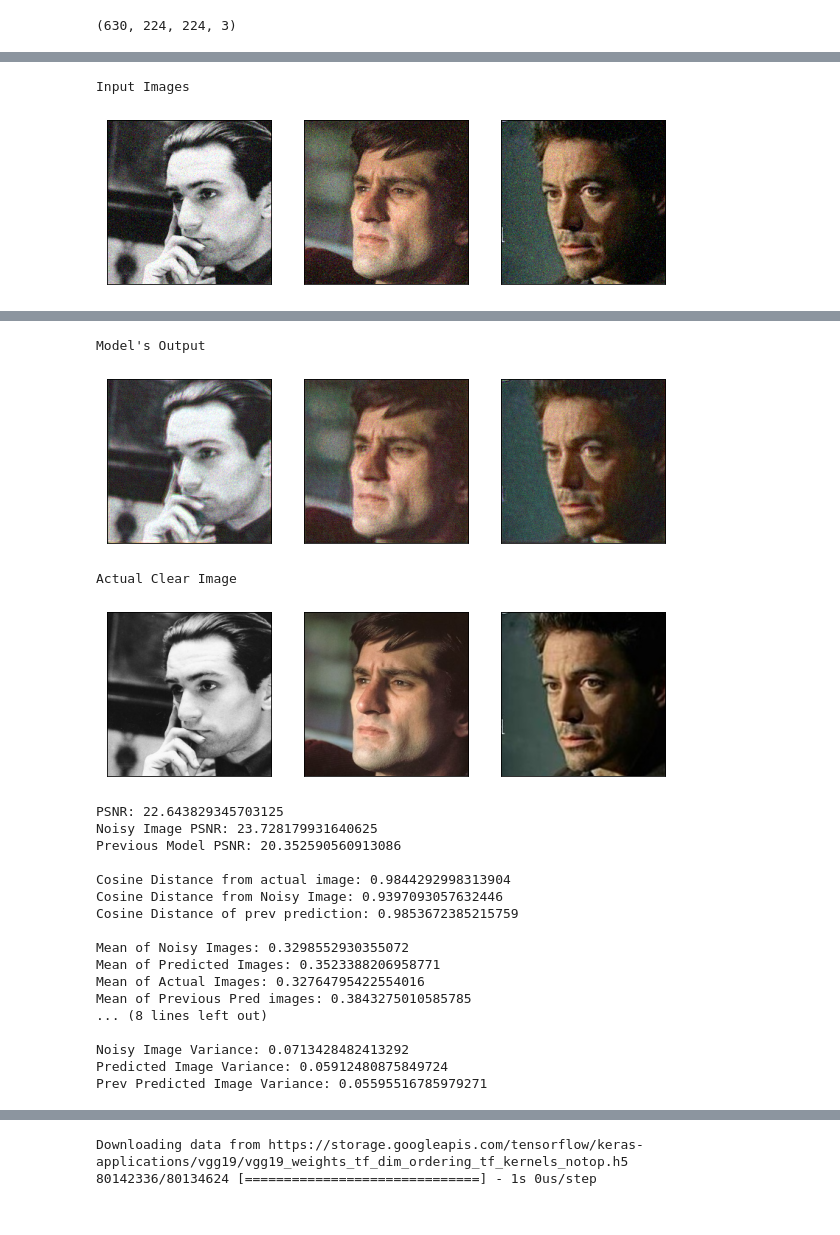
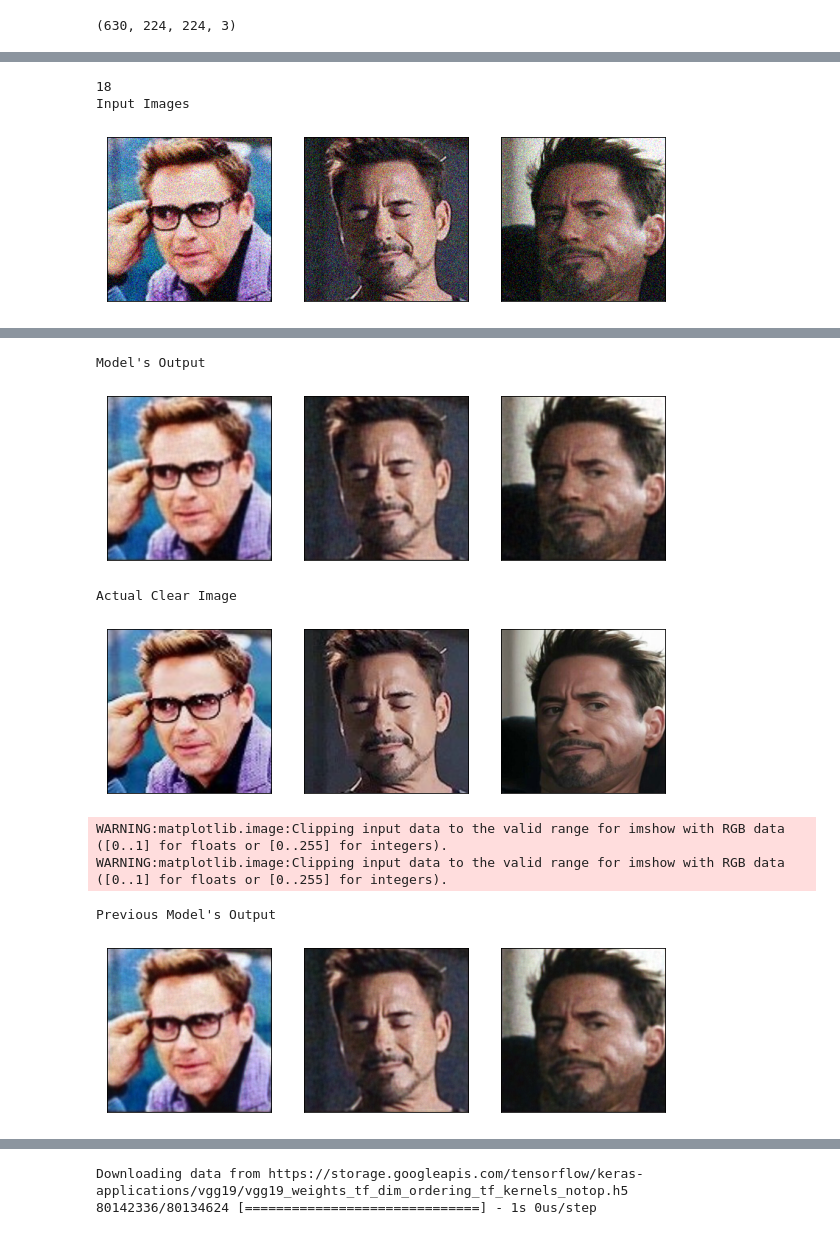
Before and after one commit to CoderSsVartak/Image-Reconstruction, a Jupyter notebook: image_denoising.ipynb, the cells around one changed output, grey strips where cells are left out. Cells and saved outputs as stored; diff of their text form; code cells hidden in the pictures.

```diff
--- a/image_denoising.ipynb
+++ b/image_denoising.ipynb
@@ -443,9 +559,9 @@ def train_model(model, training_data, validation_data, epochs, batch_size, save_
     return True
 # %%
 # to load logfile
-# logs = {}
-# logs = load(logfile_name='/log_file v5.pickle')
-print(logs.keys())
+logs = {}
+logs = load(logfile_name='/logfile_2021-01-14 22_47_19.341113+05_30.pickle')
+print(len(logs.keys()))
 
-# print(load(logfile_name='/content/logfile_2020-12-17 15:23:24.772351+05:30.pickle').keys())
+# print(len(load(logfile_name='/logfile_2020-12-18 15_09_59.485158+05_30.pickle').keys()))
 # %% [output]
@@ -453,7 +570,7 @@ dict_keys(['Bucket1_logs_2020-12-17 12:38:39.601990+05:30', 'Bucket1_logs_2020-1
 # %%
 # Optimizer used: Stochastic Gradient Descent
 optimizer = tf.keras.optimizers.SGD(
-    learning_rate=0.01, momentum=0.2, nesterov=False, name="SGD"
+    learning_rate=0.001, momentum=0.4, nesterov=False, name="SGD"
 )
 
 # Loss = mse + cosine, metric = psnr
@@ -461,13 +578,14 @@ loss = model_loss
 metrics = [psnr, mse]
 
 # Epoch to be done, save after how many epochs and how many epochs are done previously in the bucket: max = 120
-epochs = 50
-save_after = 25
-epochs_done = 0
+epochs = 30
+save_after = 30
+epochs_done = 90
 
 batch_size = 64
-bucket_num = 2
-model_name = "Image_Denoising_v5.1"
+bucket_num = 5
+model_version = 9
+model_name = f'Image_Denoising_v{model_version}.{bucket_num-1}'
 # %%
 model.compile(optimizer=optimizer, loss=loss, metrics=metrics)
 # %%
@@ -497,8 +616,12 @@ Epoch 9/25
 # save(model=model, history=history, name='Image_Denoising_v4.3.h5', bucket_num="4", logs=logs, save_logs=True)
 # print("Saved keys are ", logs.keys())
 # %%
-prev_model = create_model()
-prev_model.load_weights('/content/Image_Denoising_v5_Bucket1_40epochs.h5')
+prev_model = create_model_prev()
+prev_model.load_weights('/Image_Denoising_v5.5_Bucket6_120epochs.h5')
+# %%
+# Load the test set images required
+with open('/content/image_data.pickle', 'rb') as file:
+    validate_images = joblib.load(file)[500: 530]
 # %%
  #Visualize the models predictions and also the time constraints
 count = 3
@@ -515,9 +638,9 @@ figsize = (10, 10)
 #Tougher images
 # Using clear images to generate noisy images, same process as the one used to generate training images
 # Previously unseen dataset
-start = random.randint(500, 630)
-ip_imgs, noise = add_noise(images[start: start+count], mean=0., sigmoid=0.12, return_params=True)
-actual_imgs = images[start: start+count]
+start = random.randint(0, 27)
+ip_imgs, noise = add_noise(validate_images[start: start+count], mean=0., sigmoid=0.11, return_params=True, add_random=False)
+actual_imgs = validate_images[start: start+count]
 
 
 
@@ -534,6 +657,7 @@ ip_imgs = ip_imgs.astype('float32')
 pred_img = pred_img.astype('float32')
 
 # Plot input images
+print(start)
 print("Input Images")
 plot(ip_imgs, figsize=figsize)
 
@@ -544,6 +668,10 @@ plot(pred_img, figsize=figsize)
 # Plot actual images
 print("\nActual Clear Image")
 plot(actual_imgs, figsize=figsize)
+
+# Plot Previous predicted images
+print("Previous Model's Output")
+plot(prev_pred_img, figsize=figsize)
 
 
 
@@ -557,5 +685,6 @@ print("Percentage of Noise in prediction: ", find_percent(actual_imgs, pred_img)
 print("Percentage of Noise in prev prediction: ", find_percent(actual_imgs, prev_pred_img)*100, "%")
 print(f'\nNoisy Image Variance: {np.var(ip_imgs)}\nPredicted Image Variance: {np.var(pred_img)}\nPrev Predicted Image Variance: {np.var(prev_pred_img)}')
 # %% [output]
+18
 Input Images
-[figure, old version]
+[figure, new version]
@@ -565,21 +694,8 @@ Clipping input data to the valid range for imshow with RGB data ([0..1] for floa
 Model's Output
-[figure, old version]
+[figure, new version]
 Actual Clear Image
-[figure, old version]
+[figure, new version]
-PSNR: 22.643829345703125
-Noisy Image PSNR: 23.728179931640625
-Previous Model PSNR: 20.352590560913086
-
-Cosine Distance from actual image: 0.9844292998313904
-Cosine Distance from Noisy Image: 0.9397093057632446
-Cosine Distance of prev prediction: 0.9853672385215759
-
-Mean of Noisy Images: 0.3298552930355072
-Mean of Predicted Images: 0.3523388206958771
-Mean of Actual Images: 0.32764795422554016
-Mean of Previous Pred images: 0.3843275010585785
-... (8 lines left out)
-
-Noisy Image Variance: 0.0713428482413292
-Predicted Image Variance: 0.05912480875849724
-Prev Predicted Image Variance: 0.05595516785979271
+WARNING:matplotlib.image:Clipping input data to the valid range for imshow with RGB data ([0..1] for floats or [0..255] for integers).
+WARNING:matplotlib.image:Clipping input data to the valid range for imshow with RGB data ([0..1] for floats or [0..255] for integers).
+Previous Model's Output
+[figure, added]
```
Also changed, not shown: parts of 45 cells of this notebook.
